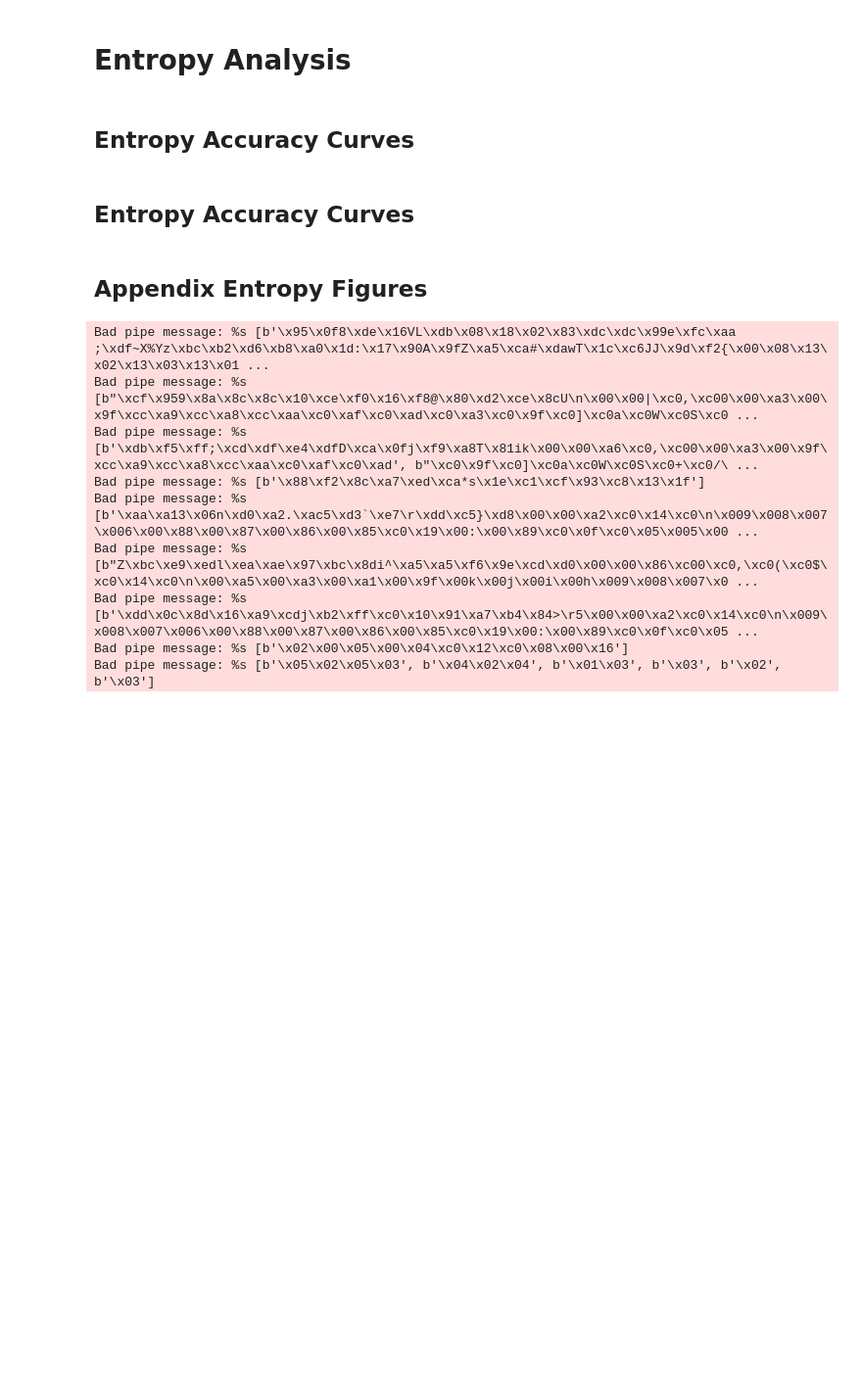
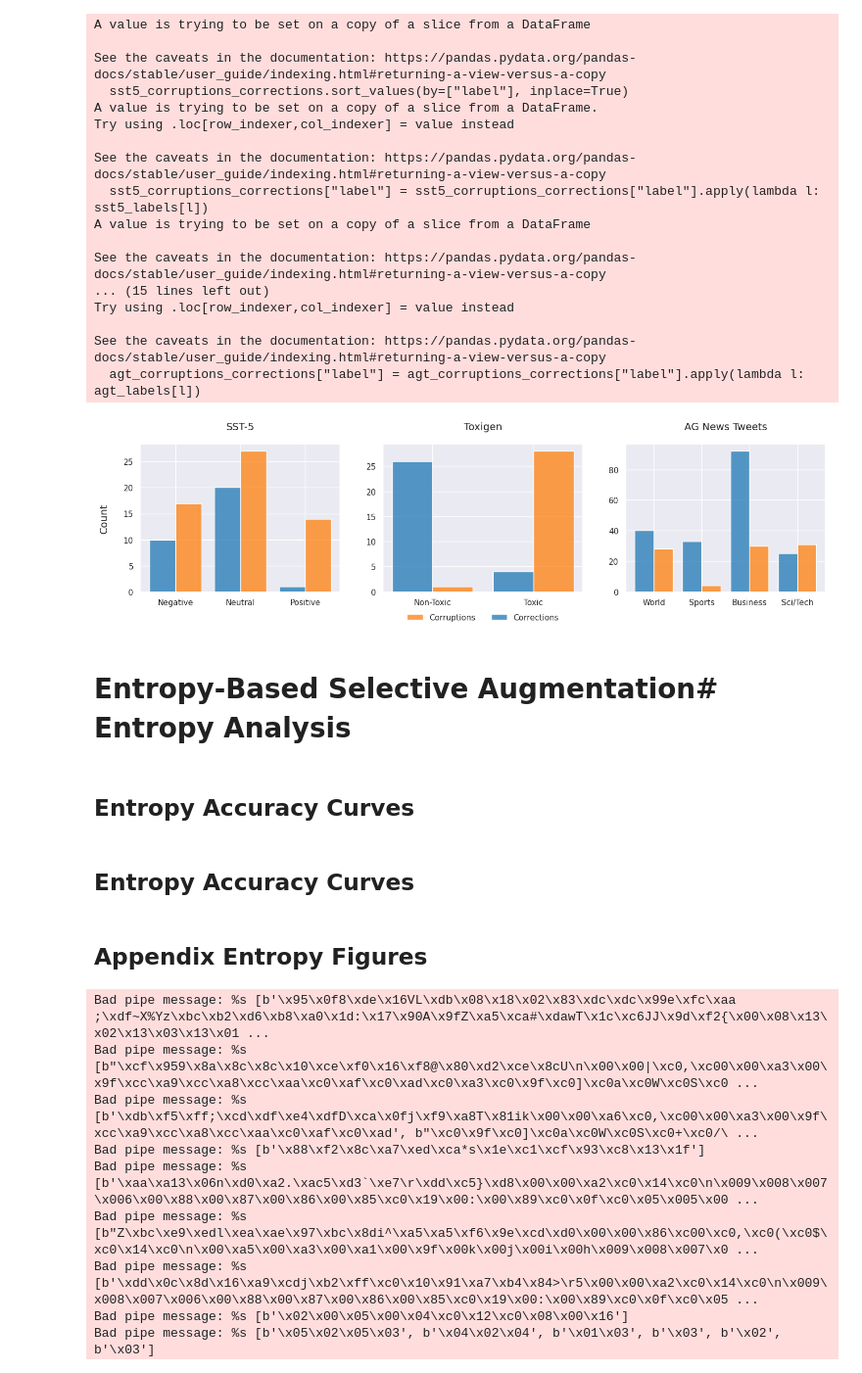
Before and after one commit to Kyle1668/LLM-TTA, a Jupyter notebook: notebooks/method_analysis_paper.ipynb, the cells around one changed output. Shown at 98% size. Drawn from its saved outputs; the diff is of its cells as text; code cells hidden in the pictures; blank space fills up the shorter version.

```diff
--- a/notebooks/method_analysis_paper.ipynb
+++ b/notebooks/method_analysis_paper.ipynb
@@ -15,4 +92,81 @@ aug_regex = re.compile(r"<aug>(.*?)</aug>", re.DOTALL)
+# %%
+# Create three histograms on one row
+fig, axes = plt.subplots(1, 3, figsize=(15, 5))
+
+
+sst5_labels = {
+    0: "Negative",
+    1: "Positive",
+    2: "Neutral",
+}
+sst5_corruptions_corrections = sst5_data[(sst5_data["outcome"] == "New Correct") | (sst5_data["outcome"] == "New Mistake")]
+sst5_corruptions_corrections.sort_values(by=["label"], inplace=True)
+sst5_corruptions_corrections["label"] = sst5_corruptions_corrections["label"].apply(lambda l: sst5_labels[l])
+# sort values by Negative, Neutral, Positive in that order
+sst5_corruptions_corrections.sort_values(by=["label"], inplace=True, key=lambda x: x.map({"Negative": 0, "Neutral": 1, "Positive": 2}))
+sns.histplot(data=sst5_corruptions_corrections, x="label", hue="outcome", multiple="dodge", shrink=.8, ax=axes[0])
+
+toxigen_labels = {
+    0: "Non-Toxic",
+    1: "Toxic",
+}
+toxigen_corruptions_corrections = toxigen_data[(toxigen_data["outcome"] == "New Correct") | (toxigen_data["outcome"] == "New Mistake")]
+toxigen_corruptions_corrections.sort_values(by=["label"], inplace=True)
+toxigen_corruptions_corrections["label"] = toxigen_corruptions_corrections["label"].apply(lambda l: toxigen_labels[l])
+sns.histplot(data=toxigen_corruptions_corrections, x="label", hue="outcome", multiple="dodge", shrink=.8, ax=axes[1])
+
+agt_labels = {
+    0: "World",
+    1: "Sports",
+    2: "Business",
+    3: "Sci/Tech",
+}
+agt_corruptions_corrections = agt_data[(agt_data["outcome"] == "New Correct") | (agt_data["outcome"] == "New Mistake")]
+agt_corruptions_corrections.sort_values(by=["label"], inplace=True)
+agt_corruptions_corrections["label"] = agt_corruptions_corrections["label"].apply(lambda l: agt_labels[l])
+sns.histplot(data=agt_corruptions_corrections, x="label", hue="outcome", multiple="dodge", shrink=.8, ax=axes[2])
+
+axes[0].set_ylabel("Count", labelpad=20, fontsize=14)
+axes[1].set_ylabel("")
+axes[2].set_ylabel("")
+axes[0].set_xlabel("SST-5", labelpad=20, fontsize=14)
+axes[1].set_xlabel("Toxigen", labelpad=20, fontsize=14)
+axes[2].set_xlabel("AG News Tweets", labelpad=20, fontsize=14)
+
+# set x labels above the plots
+axes[0].xaxis.set_label_position('top')
+axes[1].xaxis.set_label_position('top')
+axes[2].xaxis.set_label_position('top')
+
+# Have a shared legend
+axes[0].get_legend().remove()
+axes[1].legend(loc='upper center', bbox_to_anchor=(0.5, -0.1), labels=["Corruptions", "Corrections"], ncol=2, fancybox=False, frameon=False)
+axes[2].get_legend().remove()
+
+
+# add padding
+fig.tight_layout(pad=3.0)
+fig.savefig("../datasets/analysis/figures/corruptions_corrections_histograms.png", bbox_inches='tight', dpi=300)
+# %% [output]
+A value is trying to be set on a copy of a slice from a DataFrame
+
+See the caveats in the documentation: https://pandas.pydata.org/pandas-docs/stable/user_guide/indexing.html#returning-a-view-versus-a-copy
+  sst5_corruptions_corrections.sort_values(by=["label"], inplace=True)
+A value is trying to be set on a copy of a slice from a DataFrame.
+Try using .loc[row_indexer,col_indexer] = value instead
+
+See the caveats in the documentation: https://pandas.pydata.org/pandas-docs/stable/user_guide/indexing.html#returning-a-view-versus-a-copy
+  sst5_corruptions_corrections["label"] = sst5_corruptions_corrections["label"].apply(lambda l: sst5_labels[l])
+A value is trying to be set on a copy of a slice from a DataFrame
+
+See the caveats in the documentation: https://pandas.pydata.org/pandas-docs/stable/user_guide/indexing.html#returning-a-view-versus-a-copy
+... (15 lines left out)
+Try using .loc[row_indexer,col_indexer] = value instead
+
+See the caveats in the documentation: https://pandas.pydata.org/pandas-docs/stable/user_guide/indexing.html#returning-a-view-versus-a-copy
+  agt_corruptions_corrections["label"] = agt_corruptions_corrections["label"].apply(lambda l: agt_labels[l])
+[figure, added]
 # %% [markdown]
-# Entropy Analysis
+# Entropy-Based Selective Augmentation# Entropy Analysis
 # %% [markdown]
 ## Entropy Accuracy Curves
```
Also changed, not shown: parts of 5 cells of this notebook, 5 other files.
